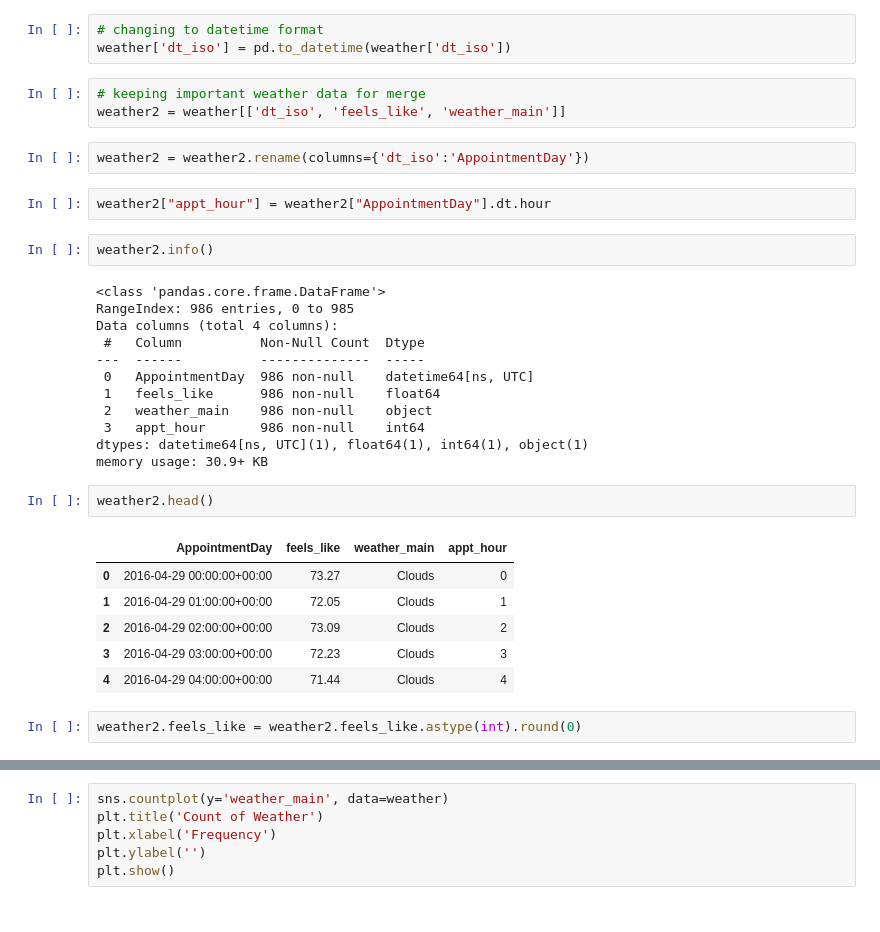
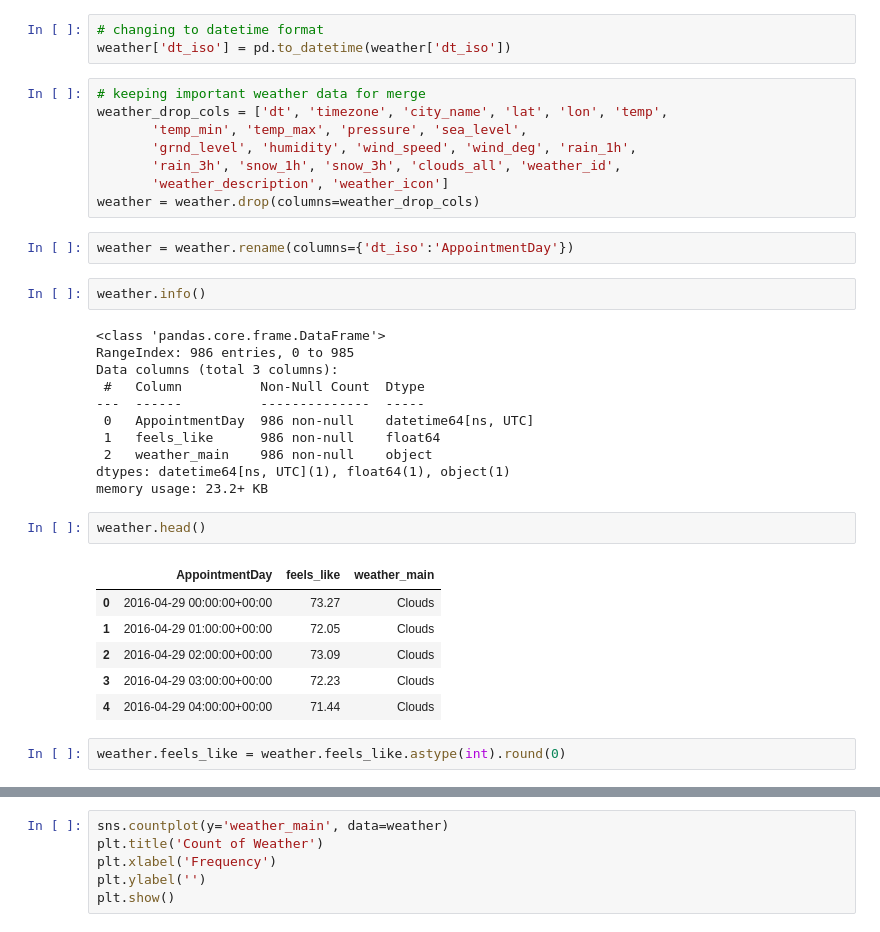
Before and after one commit to mgalaviz1/my_work, a Jupyter notebook: capstone2/predicting_no_shows.ipynb, the cells around one changed output, grey strips where cells are left out. Saved outputs shown, nothing was run; the diff lists cells and outputs as text.

```diff
--- a/capstone2/predicting_no_shows.ipynb
+++ b/capstone2/predicting_no_shows.ipynb
@@ -163,38 +167,40 @@ weather["dt_iso"] = weather["dt_iso"].map(lambda x: str(x)[:-4])
 # %%
 # changing to datetime format
 weather['dt_iso'] = pd.to_datetime(weather['dt_iso'])
-# %%
-# keeping important weather data for merge
-weather2 = weather[['dt_iso', 'feels_like', 'weather_main']]
+# %%
+# keeping important weather data for merge
+weather_drop_cols = ['dt', 'timezone', 'city_name', 'lat', 'lon', 'temp',
+       'temp_min', 'temp_max', 'pressure', 'sea_level',
+       'grnd_level', 'humidity', 'wind_speed', 'wind_deg', 'rain_1h',
+       'rain_3h', 'snow_1h', 'snow_3h', 'clouds_all', 'weather_id',
+       'weather_description', 'weather_icon']
+weather = weather.drop(columns=weather_drop_cols)
 # %%
-weather2 = weather2.rename(columns={'dt_iso':'AppointmentDay'})
+weather = weather.rename(columns={'dt_iso':'AppointmentDay'})
-# %%
-weather2["appt_hour"] = weather2["AppointmentDay"].dt.hour
 # %%
-weather2.info()
+weather.info()
 # %% [output]
 <class 'pandas.core.frame.DataFrame'>
 RangeIndex: 986 entries, 0 to 985
-Data columns (total 4 columns):
+Data columns (total 3 columns):
  #   Column          Non-Null Count  Dtype
 ---  ------          --------------  -----
  0   AppointmentDay  986 non-null    datetime64[ns, UTC]
  1   feels_like      986 non-null    float64
  2   weather_main    986 non-null    object
- 3   appt_hour       986 non-null    int64
-dtypes: datetime64[ns, UTC](1), float64(1), int64(1), object(1)
-memory usage: 30.9+ KB
+dtypes: datetime64[ns, UTC](1), float64(1), object(1)
+memory usage: 23.2+ KB
 # %%
-weather2.head()
+weather.head()
 # %% [output]
-|  | AppointmentDay | feels_like | weather_main | appt_hour |
-| 0 | 2016-04-29 00:00:00+00:00 | 73.27 | Clouds | 0 |
-| 1 | 2016-04-29 01:00:00+00:00 | 72.05 | Clouds | 1 |
-| 2 | 2016-04-29 02:00:00+00:00 | 73.09 | Clouds | 2 |
-| 3 | 2016-04-29 03:00:00+00:00 | 72.23 | Clouds | 3 |
-| 4 | 2016-04-29 04:00:00+00:00 | 71.44 | Clouds | 4 |
+|  | AppointmentDay | feels_like | weather_main |
+| 0 | 2016-04-29 00:00:00+00:00 | 73.27 | Clouds |
+| 1 | 2016-04-29 01:00:00+00:00 | 72.05 | Clouds |
+| 2 | 2016-04-29 02:00:00+00:00 | 73.09 | Clouds |
+| 3 | 2016-04-29 03:00:00+00:00 | 72.23 | Clouds |
+| 4 | 2016-04-29 04:00:00+00:00 | 71.44 | Clouds |
 # %%
-weather2.feels_like = weather2.feels_like.astype(int).round(0)
+weather.feels_like = weather.feels_like.astype(int).round(0)
 # %%
 weather.weather_main.value_counts()
 # %% [output]
```
Also changed, not shown: parts of 63 cells of this notebook, 3 other files.
